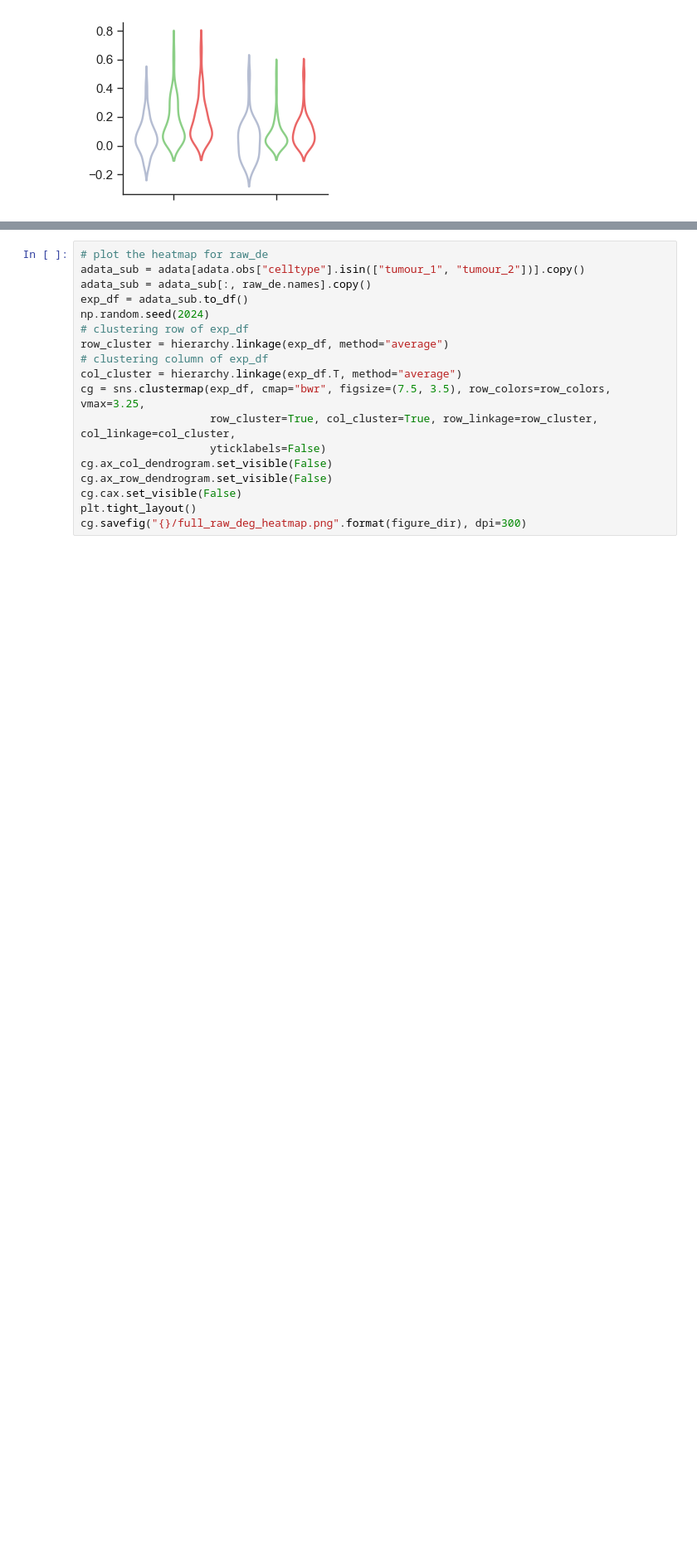
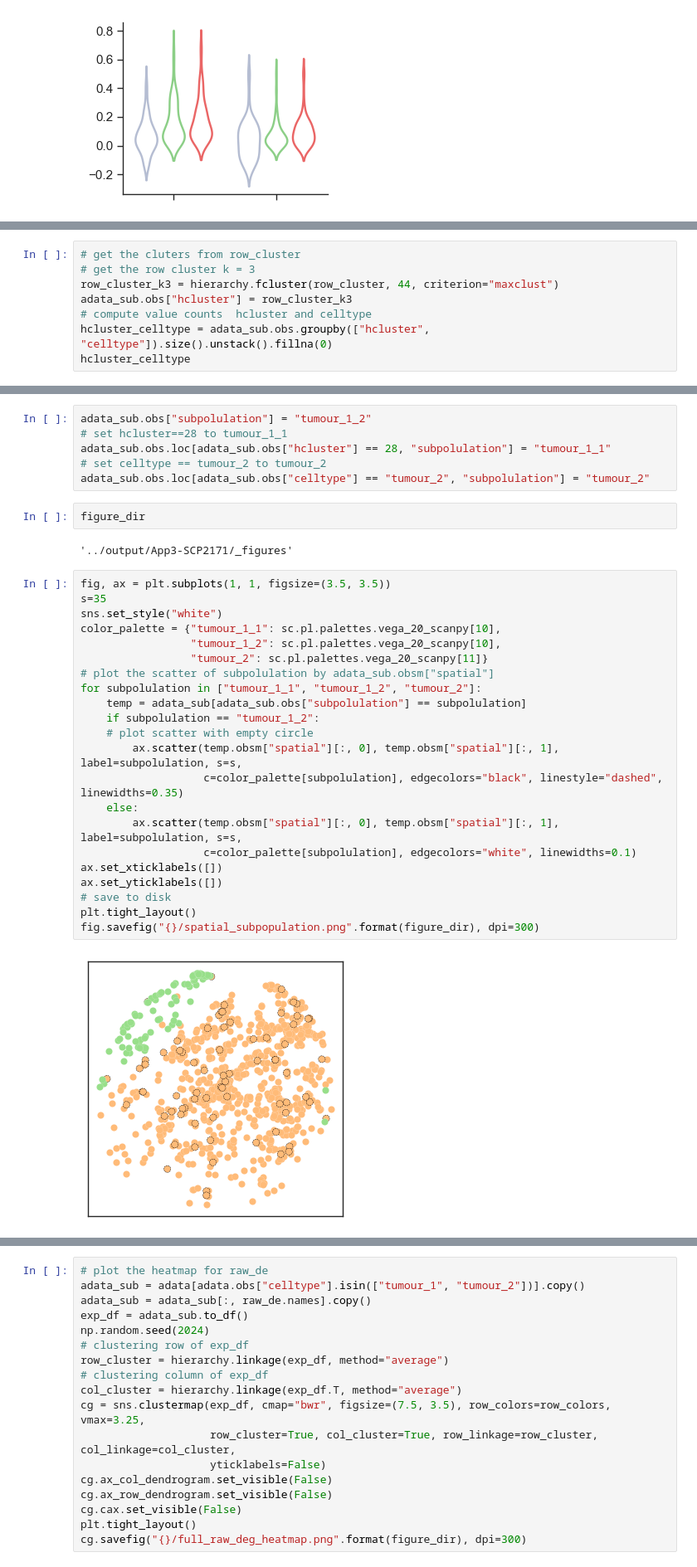
Before and after one commit to zhanglabtools/STADiffuser, a Jupyter notebook: notebooks/App3-Slide-tag-SCP2717.ipynb, the cells around one changed output, grey strips where cells are left out. Shown at 83% size. Cells and saved outputs as stored; diff of their text form; blank space fills up the shorter version.

```diff
--- a/notebooks/App3-Slide-tag-SCP2717.ipynb
+++ b/notebooks/App3-Slide-tag-SCP2717.ipynb
@@ -1098,0 +1157,8 @@ plt.tight_layout()
+# %%
+# get the cluters from row_cluster
+# get the row cluster k = 3
+row_cluster_k3 = hierarchy.fcluster(row_cluster, 44, criterion="maxclust")
+adata_sub.obs["hcluster"] = row_cluster_k3
+# compute value counts  hcluster and celltype
+hcluster_celltype = adata_sub.obs.groupby(["hcluster", "celltype"]).size().unstack().fillna(0)
+hcluster_celltype
@@ -1098,0 +1184,34 @@ plt.tight_layout()
+# %%
+adata_sub.obs["subpolulation"] = "tumour_1_2"
+# set hcluster==28 to tumour_1_1
+adata_sub.obs.loc[adata_sub.obs["hcluster"] == 28, "subpolulation"] = "tumour_1_1"
+# set celltype == tumour_2 to tumour_2
+adata_sub.obs.loc[adata_sub.obs["celltype"] == "tumour_2", "subpolulation"] = "tumour_2"
+# %%
+figure_dir
+# %% [output]
+'../output/App3-SCP2171/_figures'
+# %%
+fig, ax = plt.subplots(1, 1, figsize=(3.5, 3.5))
+s=35
+sns.set_style("white")
+color_palette = {"tumour_1_1": sc.pl.palettes.vega_20_scanpy[10],
+                 "tumour_1_2": sc.pl.palettes.vega_20_scanpy[10],
+                 "tumour_2": sc.pl.palettes.vega_20_scanpy[11]}
+# plot the scatter of subpolulation by adata_sub.obsm["spatial"]
+for subpolulation in ["tumour_1_1", "tumour_1_2", "tumour_2"]:
+    temp = adata_sub[adata_sub.obs["subpolulation"] == subpolulation]
+    if subpolulation == "tumour_1_2":
+    # plot scatter with empty circle
+        ax.scatter(temp.obsm["spatial"][:, 0], temp.obsm["spatial"][:, 1], label=subpolulation, s=s,
+                   c=color_palette[subpolulation], edgecolors="black", linestyle="dashed", linewidths=0.35)
+    else:
+        ax.scatter(temp.obsm["spatial"][:, 0], temp.obsm["spatial"][:, 1], label=subpolulation, s=s,
+                   c=color_palette[subpolulation], edgecolors="white", linewidths=0.1)
+ax.set_xticklabels([])
+ax.set_yticklabels([])
+# save to disk
+plt.tight_layout()
+fig.savefig("{}/spatial_subpopulation.png".format(figure_dir), dpi=300)
+# %% [output]
+[figure, added]
```
Also changed, not shown: parts of 24 cells of this notebook, 23 other files.
